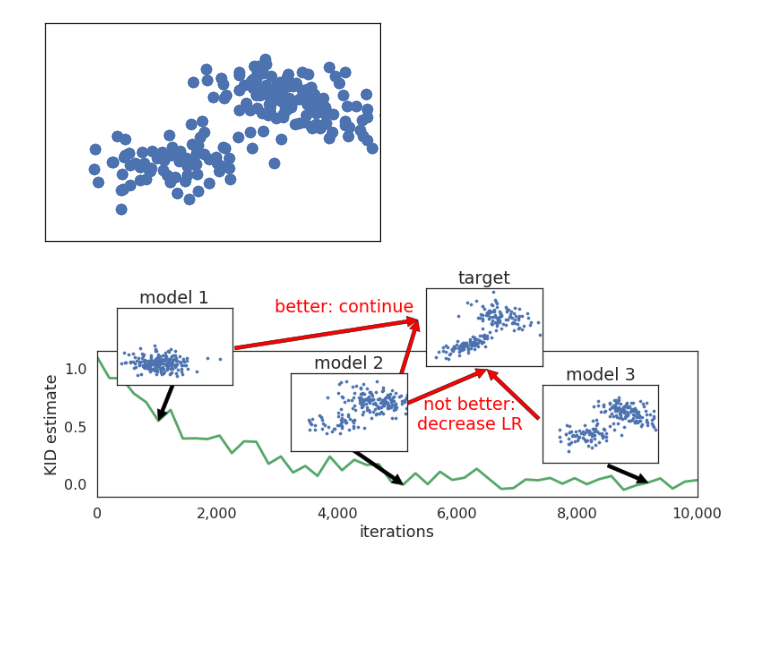
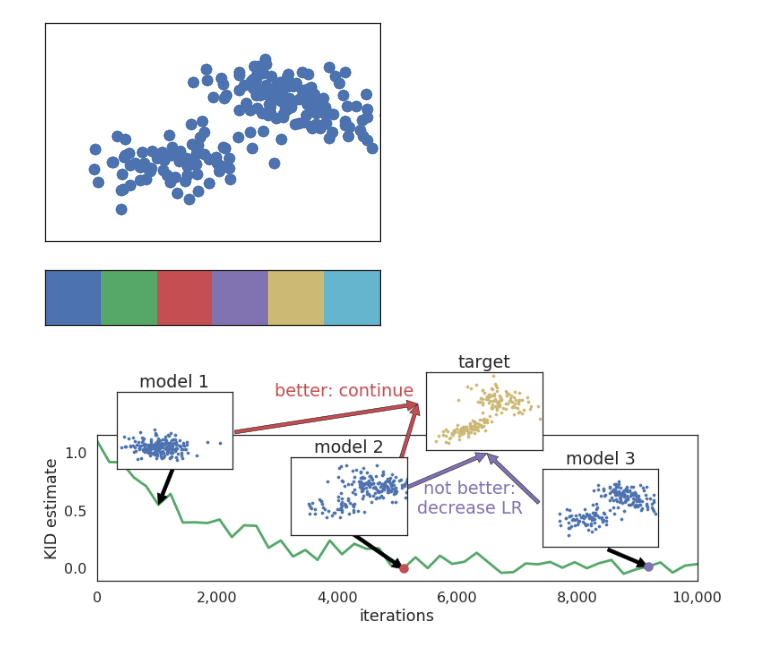
Before and after one commit to fagan2888/mmd-gans-poster, a Jupyter notebook: notebooks/adaptation-picture.ipynb, the cells around one changed output. Cells and saved outputs as stored; diff of their text form; code cells hidden in the pictures; blank space fills up the shorter version.

```diff
--- a/notebooks/adaptation-picture.ipynb
+++ b/notebooks/adaptation-picture.ipynb
@@ -60,74 +60,81 @@ plt.yticks([])
 # %% [output]
 ([], <a list of 0 Text yticklabel objects>)
 [figure]
+# %%
+sns.palplot(sns.color_palette())
+# %% [output]
+[figure, added]
 # %%
 fig = plt.figure(figsize=(12, 3))
 ax = plt.gca()
 
+c1, c2, c3, c4, c5 = sns.color_palette(n_colors=5)
 comma_formatter = mpl.ticker.FuncFormatter(lambda x, pos: '{:,}'.format(int(x)) if x == int(x) else str(x))
 
 np.random.seed(4)
 xs = np.linspace(1, 10000)
 y = np.exp(-xs / 2000) + np.random.uniform(-.1, .1, size=xs.size)
-ax.plot(xs, y, color=sns.color_palette(n_colors=2)[1])
+ax.plot(xs, y, color=c2)
 ax.set_ylabel('KID estimate')
 ax.set_xlabel('iterations')
 ax.xaxis.set_major_formatter(comma_formatter)
 ax.set_xlim(0, xs[-1])
 
-def inset(samps, p1, p2, s1=.15, s2=.4):
+def inset(samps, p1, p2, s1=.15, s2=.4, color=c1):
     a = fig.add_axes([p1, p2, s1, s2])
-    a.scatter(*samps.T, s=10)
+    a.scatter(*samps.T, s=10, color=color)
     a.set_xlim(-3, 5)
     a.set_ylim(-4, 10)
     a.set_xticks([])
     a.set_yticks([])
     return a
 
-at = inset(tgt, .55, .8)
+at = inset(tgt, .55, .8, color=c5)
 at.set_title('target')
 
 a0 = inset(m0, .15, .7)
 a0.set_title('model 1')
-i = xs.searchsorted(1000)
-ax.annotate("", xy=(xs[i], y[i]), xytext=(.2, .6), textcoords='figure fraction',
+i0 = xs.searchsorted(1000)
+ax.annotate("", xy=(xs[i0], y[i0]), xytext=(.2, .6), textcoords='figure fraction',
             arrowprops=dict(shrink=.0, facecolor='k'))
 
 a1 = inset(m1, .375, .36)
 a1.set_title('model 2')
-i = xs.searchsorted(5000)
-ax.annotate("", xy=(xs[i], y[i]), xytext=(.45, .35), textcoords='figure fraction',
+i1 = xs.searchsorted(5000)
+ax.annotate("", xy=(xs[i1], y[i1]), xytext=(.45, .35), textcoords='figure fraction',
             arrowprops=dict(shrink=.0, facecolor='k'))
 
 p = (.55, .8)
 ax.annotate("", xy=p, xytext=(.285, .7),
             xycoords='figure fraction', textcoords='figure fraction',
-            arrowprops=dict(shrink=.0, facecolor='r'))
+            arrowprops=dict(shrink=.0, facecolor=c3))
 ax.annotate("", xy=p, xytext=(.525, .6),
             xycoords='figure fraction', textcoords='figure fraction',
-            arrowprops=dict(shrink=.0, facecolor='r'))
+            arrowprops=dict(shrink=.0, facecolor=c3))
 ax.annotate("better: continue", xy=p, xytext=(-5, 5),
             xycoords='figure fraction', textcoords='offset points', ha='right', va='bottom',
-            color='r')
+            color=c3)
+ax.scatter(xs[i1], y[i1], color=c3, s=100, zorder=100)
 
 
 a2 = inset(m2, .7, .3)
 a2.set_title('model 3')
-i = xs.searchsorted(9000)
-ax.annotate("", xy=(xs[i], y[i]), xytext=(.825, .285), textcoords='figure fraction',
+i2 = xs.searchsorted(9000)
+ax.annotate("", xy=(xs[i2], y[i2]), xytext=(.825, .285), textcoords='figure fraction',
             arrowprops=dict(shrink=.0, facecolor='k'))
 
 p = (.65, .625)
 ax.annotate("", xy=p, xytext=(.53, .5),
             xycoords='figure fraction', textcoords='figure fraction',
-            arrowprops=dict(shrink=.0, facecolor='r'))
+            arrowprops=dict(shrink=.0, facecolor=c4))
 ax.annotate("", xy=p, xytext=(.725, .45),
             xycoords='figure fraction', textcoords='figure fraction',
-            arrowprops=dict(shrink=.0, facecolor='r'))
+            arrowprops=dict(shrink=.0, facecolor=c4))
 ax.annotate("not better:\ndecrease LR", xy=p, xytext=(-19, -30),
             xycoords='figure fraction', textcoords='offset points', ha='center', va='top',
-            color='r')
+            color=c4)
+ax.scatter(xs[i2], y[i2], color=c4, s=100, zorder=100)
 
 fig.savefig('../figs/KID-LR.pdf', bbox_inches='tight', pad_inches=0)
 # %% [output]
-[figure, old version]
+[figure, new version]
```
Also changed, not shown: 2 other files.
